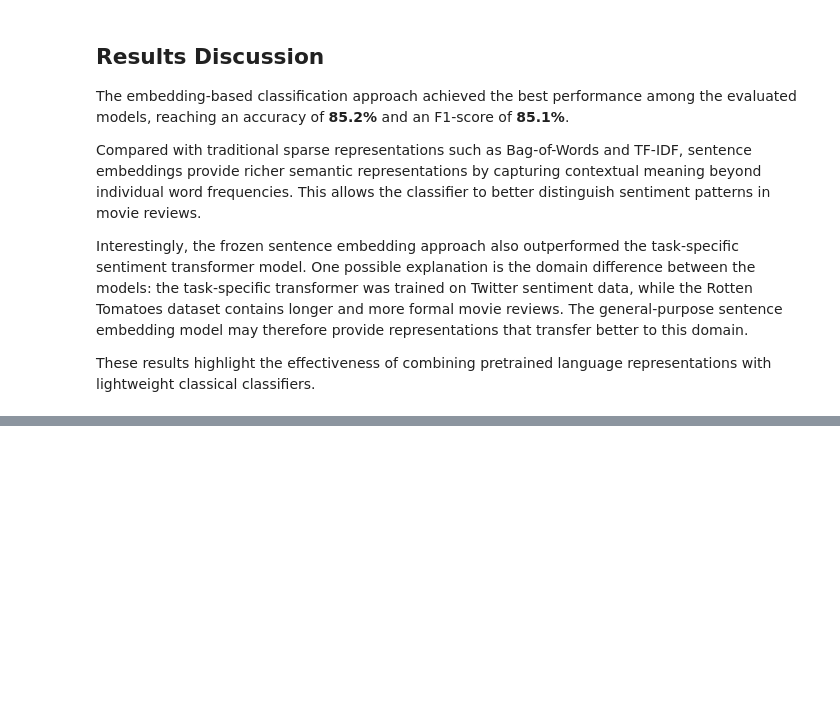
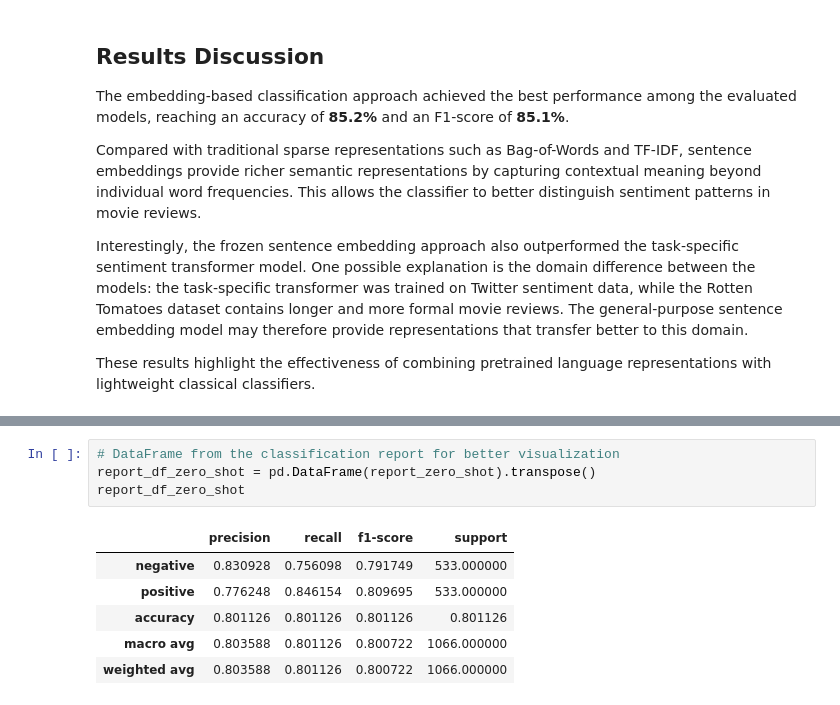
Before and after one commit to Alireza-Mirzadeh/llm-text-classification-benchmark, a Jupyter notebook: notebooks/03_transformer_models.ipynb, the cells around one changed output, grey strips where cells are left out. Saved outputs shown, nothing was run; the diff lists cells and outputs as text; blank space fills up the shorter version.

```diff
--- a/notebooks/03_transformer_models.ipynb
+++ b/notebooks/03_transformer_models.ipynb
@@ -384,0 +444,11 @@ These results highlight the effectiveness of combining pretrained language repre
+# %%
+# DataFrame from the classification report for better visualization
+report_df_zero_shot = pd.DataFrame(report_zero_shot).transpose()
+report_df_zero_shot
+# %% [output]
+|  | precision | recall | f1-score | support |
+| negative | 0.830928 | 0.756098 | 0.791749 | 533.000000 |
+| positive | 0.776248 | 0.846154 | 0.809695 | 533.000000 |
+| accuracy | 0.801126 | 0.801126 | 0.801126 | 0.801126 |
+| macro avg | 0.803588 | 0.801126 | 0.800722 | 1066.000000 |
+| weighted avg | 0.803588 | 0.801126 | 0.800722 | 1066.000000 |
```
Also changed, not shown: parts of 10 cells of this notebook.
